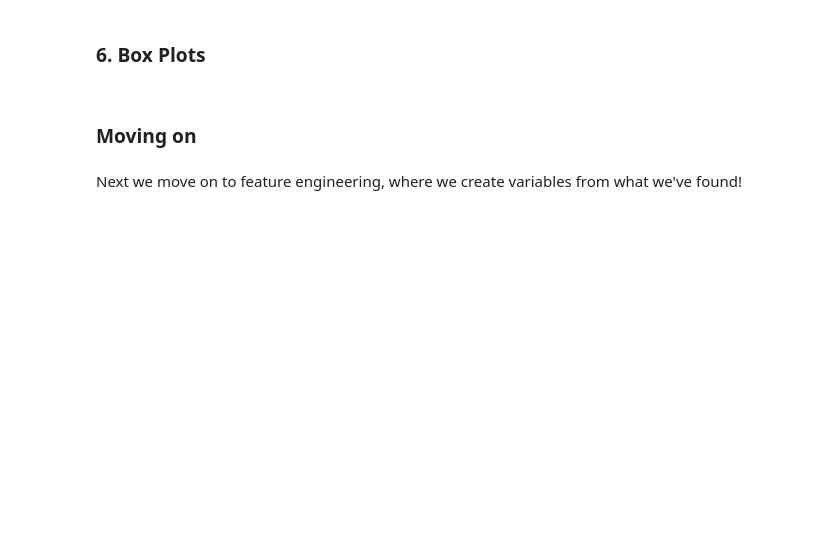
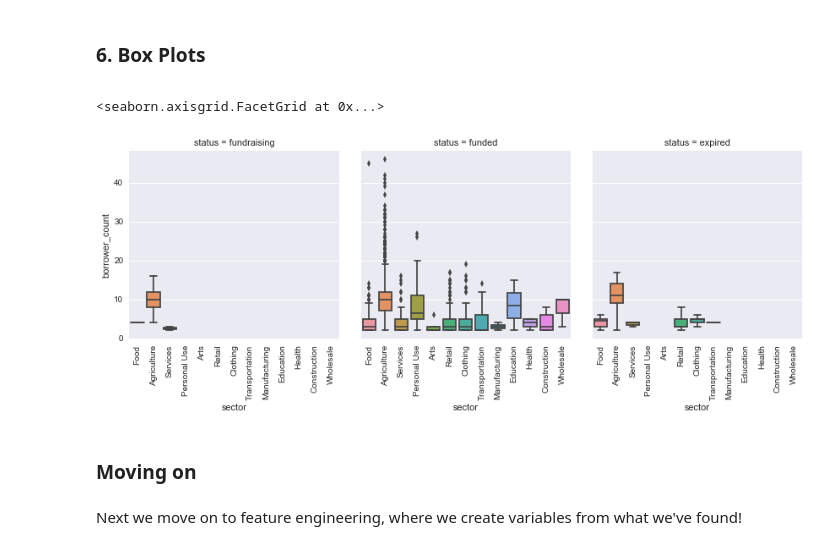
Before and after one commit to DeltaAnalytics/machine_learning_for_good, a Jupyter notebook: module_1_descriptive_statistics/1_3_exploratory_data_analysis.ipynb, the cells around one changed output. Drawn from its saved outputs; the diff is of its cells as text; code cells hidden in the pictures; blank space fills up the shorter version.

```diff
--- a/module_1_descriptive_statistics/1_3_exploratory_data_analysis.ipynb
+++ b/module_1_descriptive_statistics/1_3_exploratory_data_analysis.ipynb
@@ -110,6 +132,20 @@ Furthermore, and quite important, we notice loan amount and terms.loan_amount lo
 # %% [markdown]
 ### 6. Box Plots
 <a id='boxplot'></a>
+# %%
+## What about a plot for where thre are multiple borrowers?
+multi_borrower_loans = df[df["borrower_count"] > 1]
+
+ax = sns.factorplot(x="sector", y="borrower_count",
+                    col = 'status',
+                    data=multi_borrower_loans[['status','borrower_count','sector']],
+                   kind = "box")
+## Rotate labels
+loc, labels = plt.xticks()
+ax.set_xticklabels(labels, rotation=90)
+# %% [output]
+<seaborn.axisgrid.FacetGrid at 0x...>
+[figure, added]
 # %% [markdown]
 ### Moving on
 # %% [markdown]
```
Also changed, not shown: parts of 3 cells of this notebook.
